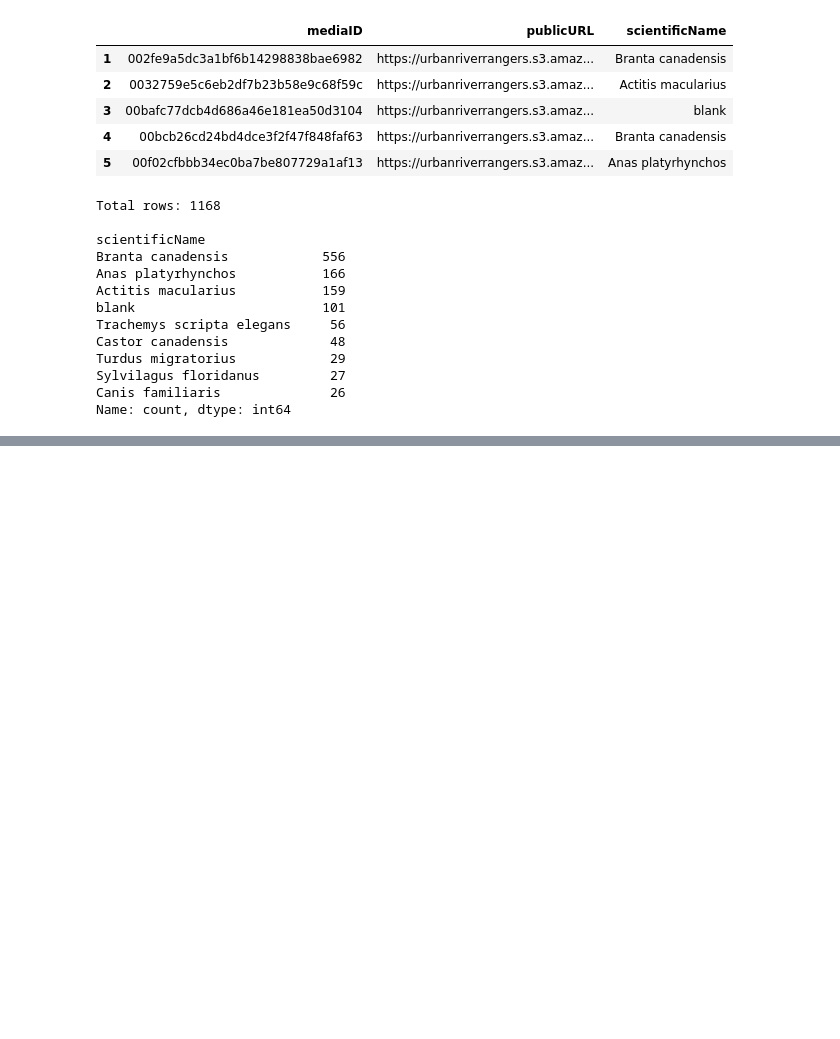
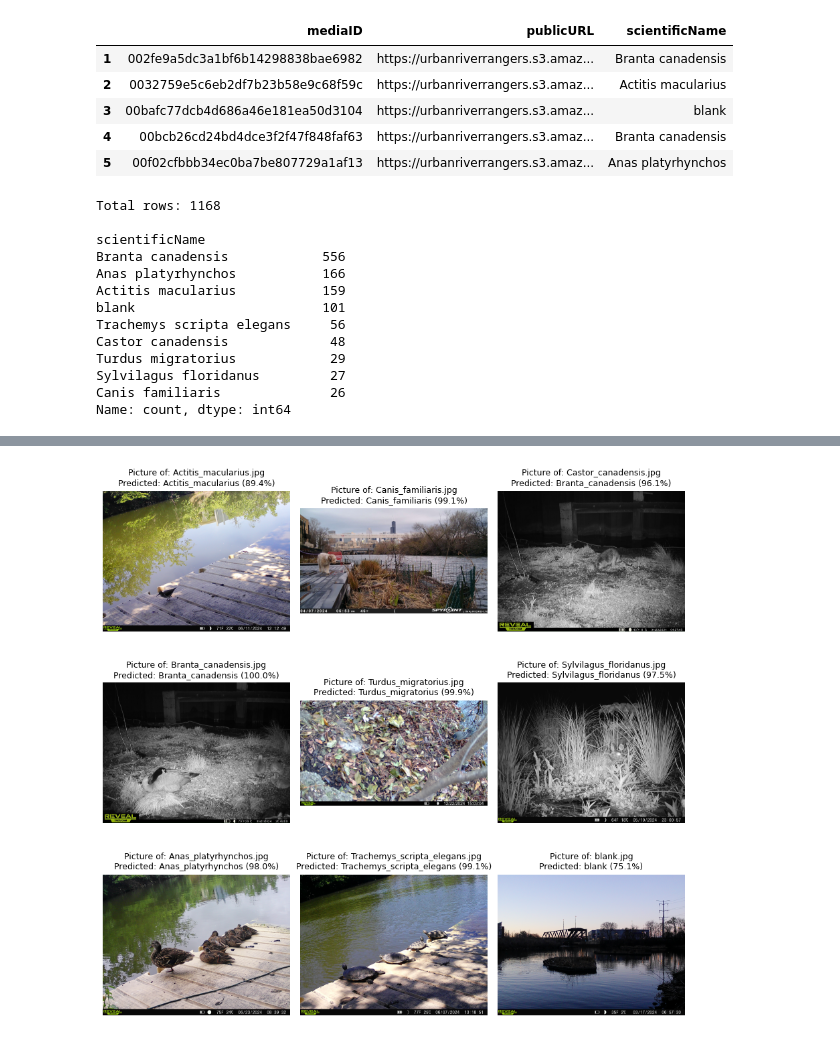
Before and after one commit to morescode-pm/kaggle-fastai, a Jupyter notebook: pull-observations-kaggle.ipynb, the cells around one changed output, grey strips where cells are left out. Drawn from its saved outputs; the diff is of its cells as text; code cells hidden in the pictures; blank space fills up the shorter version.

```diff
--- a/pull-observations-kaggle.ipynb
+++ b/pull-observations-kaggle.ipynb
@@ -406,0 +426,20 @@ Downloading: "https://download.pytorch.org/models/resnet18-f37072fd.pth" to /roo
+# %%
+test_path = Path("/kaggle/working/_tests")
+test_files = get_image_files(test_path)
+
+results = []
+for f in test_files:
+    pred_class, pred_idx, pred_probs = learn.predict(f)
+    results.append({
+        'file': f.name,
+        'pred_class': str(pred_class),
+        'probability': float(pred_probs[pred_idx]),
+        'top3': [
+            (learn.dls.vocab[i], format(float(pred_probs[i]), ".4f"))
+            for i in pred_probs.argsort(descending=True)[:3]
+        ]
+    })
+
+import pandas as pd
+results_df = pd.DataFrame(results)
+display(results_df)
@@ -406,0 +466,19 @@ Downloading: "https://download.pytorch.org/models/resnet18-f37072fd.pth" to /roo
+# %%
+fig, axes = plt.subplots(3, 3, figsize=(9, 9))
+axes = axes.flatten()
+
+for ax, img_file in zip(axes, test_files):
+    img = PILImage.create(img_file)
+    pred_class, pred_idx, pred_probs = learn.predict(img)
+
+    ax.imshow(img)
+    ax.axis('off')
+    ax.set_title(f"Picture of: {img_file.name}\nPredicted: {pred_class} ({pred_probs[pred_idx]:.1%})", fontsize=9)
+
+# Hide unused subplots if fewer than 9 images
+for ax in axes[len(test_files):]:
+    ax.axis('off')
+
+plt.tight_layout()
+plt.show()
+# %% [output]
@@ -406,0 +494 @@ Downloading: "https://download.pytorch.org/models/resnet18-f37072fd.pth" to /roo
+[figure, added]
```
Also changed, not shown: parts of 8 cells of this notebook.
